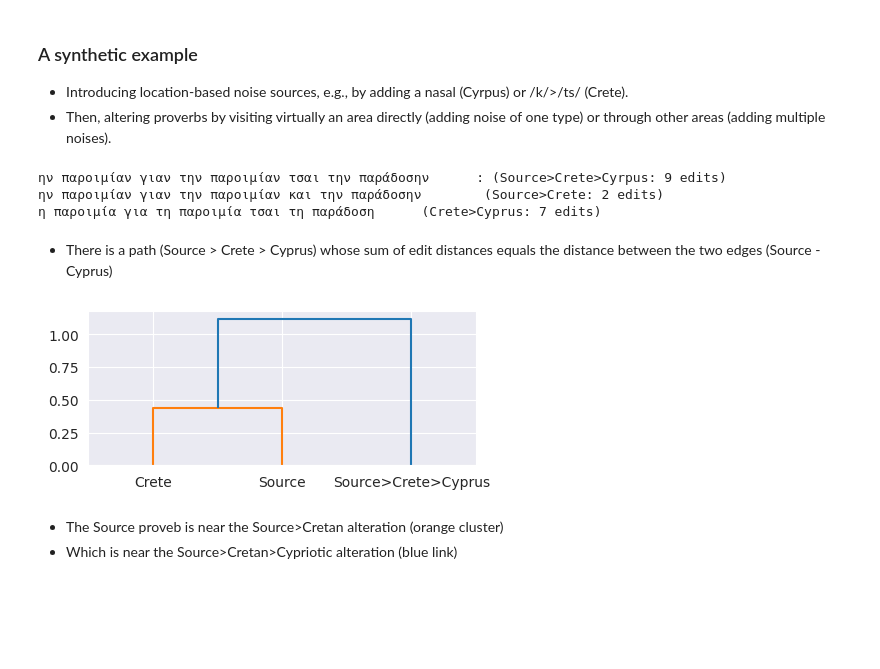
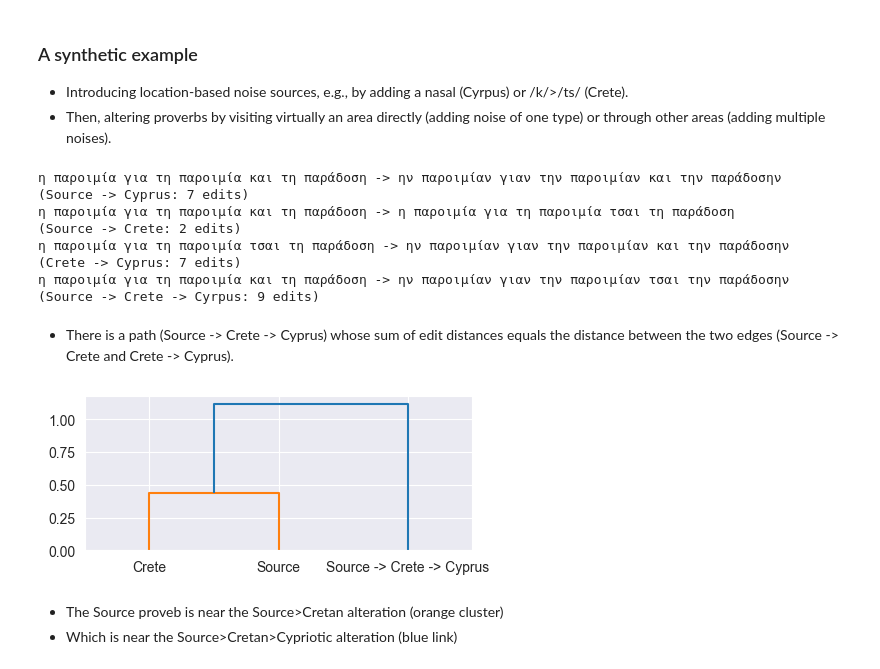
Before and after one commit to ipavlopoulos/greek-proverb-atlas, a Jupyter notebook: spatial_analysis.ipynb, the cells around one changed output. Drawn from its saved outputs; the diff is of its cells as text; code cells hidden in the pictures; blank space fills up the shorter version.

Commit message:
check indirect paths

```diff
--- a/spatial_analysis.ipynb
+++ b/spatial_analysis.ipynb
@@ -952,10 +1042,10 @@ Focusing on the duplicates, which we know they have already travelled.
 * Ιntroducing location-based noise sources, e.g., by adding a nasal (Cyrpus) or /k/>/ts/ (Crete).
 * Then, altering proverbs by visiting virtually an area directly (adding noise of one type) or through other areas (adding multiple noises).
 # %%
+from Levenshtein import distance as lev
+
 def nasal(txt):
-    out = []
-    for word in txt.split():
-        out.append(word+"ν" if word[-1] in {"ε","ο","η","α"} else word)
+    out = [ word+"ν" if word[-1] in {"ε","ο","η","α"} else word for word in txt.split() ]
     return " ".join(out)
 
 def tsita(txt):
@@ -966,23 +1056,35 @@ cyprus = nasal(source)
 crete = tsita(source)
 route = nasal(tsita(source))
 
-print(f'{route}\t: (Source>Crete>Cyrpus: {lev(source, route)} edits)')
-print(f'{cyprus}\t (Source>Crete: {lev(source, crete)} edits)')
-print(f'{crete}\t (Crete>Cyprus: {lev(crete, route)} edits)')
+print(f'{source} -> {cyprus}\n(Source -> Cyprus: {lev(source, cyprus)} edits)')
+print(f'{source} -> {crete}\n(Source -> Crete: {lev(source, crete)} edits)')
+print(f'{crete} -> {cyprus}\n(Crete -> Cyprus: {lev(crete, route)} edits)')
+print(f'{source} -> {route}\n(Source -> Crete -> Cyrpus: {lev(source, route)} edits)')
 # %% [output]
-ην παροιμίαν γιαν την παροιμίαν τσαι την παράδοσην      : (Source>Crete>Cyrpus: 9 edits)
-ην παροιμίαν γιαν την παροιμίαν και την παράδοσην        (Source>Crete: 2 edits)
-η παροιμία για τη παροιμία τσαι τη παράδοση      (Crete>Cyprus: 7 edits)
+η παροιμία για τη παροιμία και τη παράδοση -> ην παροιμίαν γιαν την παροιμίαν και την παράδοσην
+(Source -> Cyprus: 7 edits)
+η παροιμία για τη παροιμία και τη παράδοση -> η παροιμία για τη παροιμία τσαι τη παράδοση
+(Source -> Crete: 2 edits)
+η παροιμία για τη παροιμία τσαι τη παράδοση -> ην παροιμίαν γιαν την παροιμίαν και την παράδοσην
+(Crete -> Cyprus: 7 edits)
+η παροιμία για τη παροιμία και τη παράδοση -> ην παροιμίαν γιαν την παροιμίαν τσαι την παράδοσην
+(Source -> Crete -> Cyrpus: 9 edits)
 # %% [markdown]
-* There is a path (Source > Crete > Cyprus) whose sum of edit distances equals the distance between the two edges (Source - Cyprus)
+* There is a path (Source -> Crete -> Cyprus) whose sum of edit distances equals the distance between the two edges (Source -> Crete and Crete -> Cyprus).
 # %%
 vec = TfidfVectorizer(analyzer="char", ngram_range=(2,5), lowercase=True, strip_accents="unicode")
 X = vec.fit_transform([source, tsita(source), nasal(tsita(source))])
 Z = linkage(X.toarray(), 'single')
 fig = plt.figure(figsize=(5, 2))
-ax = dendrogram(Z, orientation='top', labels=["Source", "Crete", "Source>Crete>Cyprus"], distance_sort='descending', show_leaf_counts=False, leaf_font_size=10., show_contracted=True);
+ax = dendrogram(Z,
+                orientation='top',
+                labels=["Source", "Crete", "Source -> Crete -> Cyprus"],
+                distance_sort='descending',
+                show_leaf_counts=False,
+                leaf_font_size=10.,
+                show_contracted=True)
 # %% [output]
-[figure, old version]
+[figure, new version]
 # %% [markdown]
 * The Source proveb is near the Source>Cretan alteration (orange cluster)
 * Which is near the Source>Cretan>Cypriotic alteration (blue link)
```
Also changed, not shown: parts of 39 cells of this notebook.
